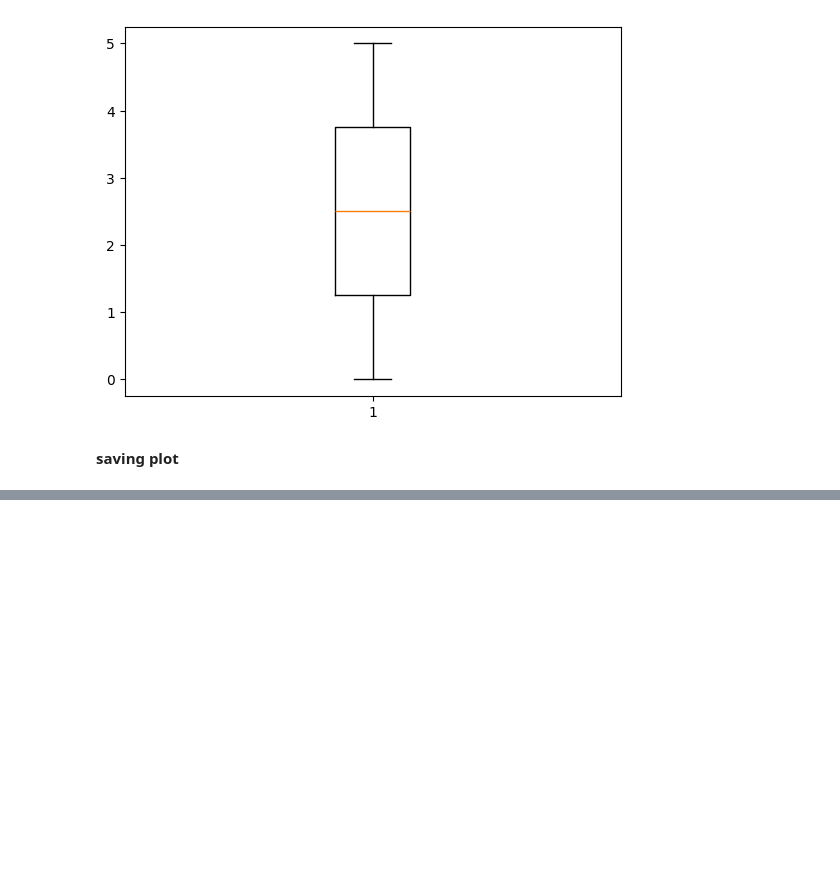
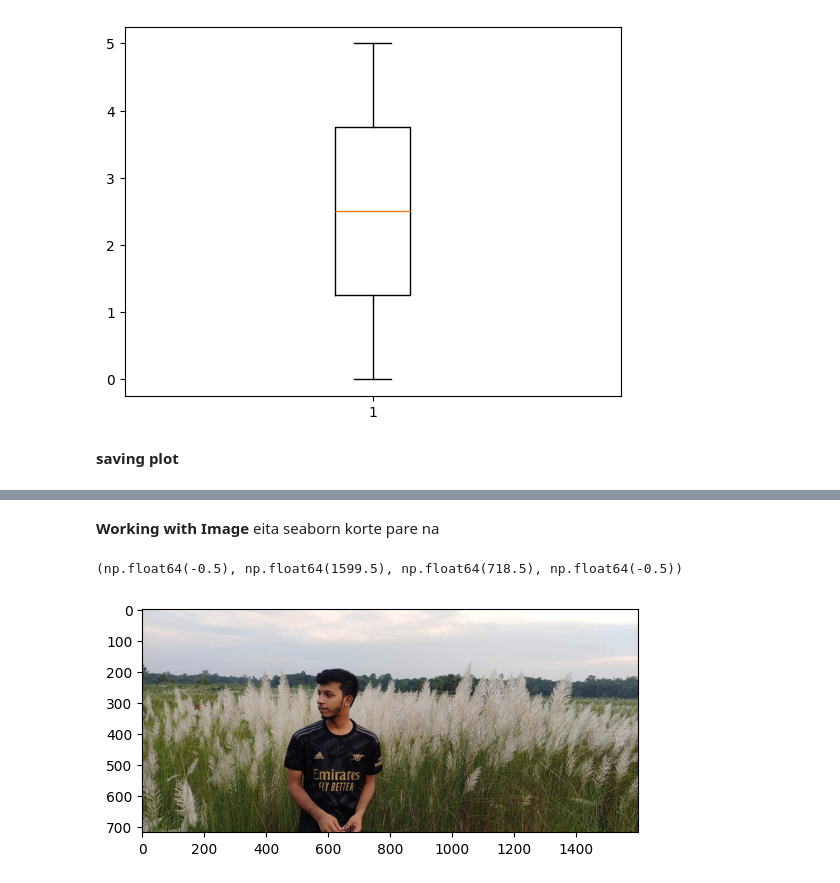
Before and after one commit to mujahidulsiyam/numpy, a Jupyter notebook: matplotlib-1.ipynb, the cells around one changed output, grey strips where cells are left out. Saved outputs shown, nothing was run; the diff lists cells and outputs as text; code cells hidden in the pictures; blank space fills up the shorter version.

Commit message:
Kaggle Notebook | Matplotlib 1  | Version 2

```diff
--- a/matplotlib-1.ipynb
+++ b/matplotlib-1.ipynb
@@ -84 +84,3 @@ ax.plot(x,y)
 [figure]
+# %% [markdown]
+**Working with Image**  eita seaborn korte pare na
@@ -84,0 +89,8 @@ ax.plot(x,y)
+# %%
+img = mpimg.imread(r"/kaggle/input/datasets/livesiyam/my-image/Mujahidul Islam.jpg")
+# %%
+plt.imshow(img)
+plt.axis("on")
+# %% [output]
+(np.float64(-0.5), np.float64(1599.5), np.float64(718.5), np.float64(-0.5))
+[figure, added]
```
Also changed, not shown: parts of 9 cells of this notebook.
